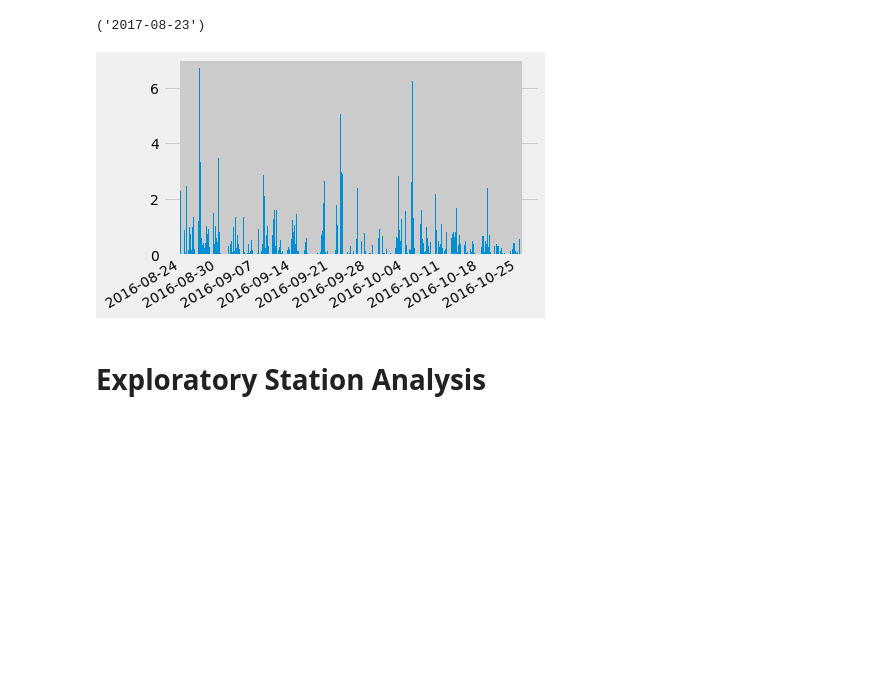
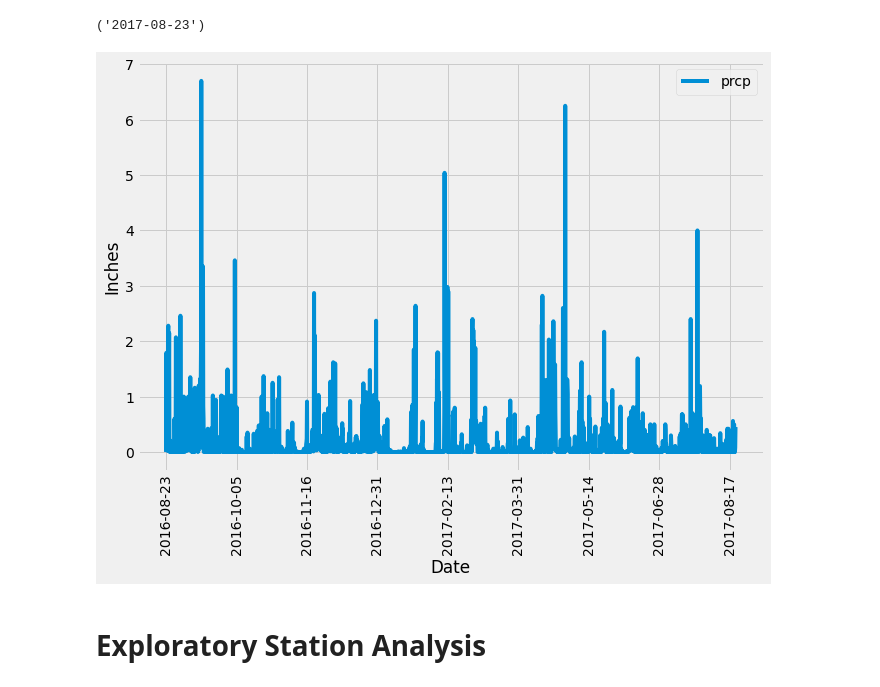
Before and after one commit to mpetersen49/sqlalchemy-challenge, a Jupyter notebook: climate_starter.ipynb, the cells around one changed output. Saved outputs shown, nothing was run; the diff lists cells and outputs as text; code cells hidden in the pictures; blank space fills up the shorter version.

Commit message:
Fixed precip graph

```diff
--- a/climate_starter.ipynb
+++ b/climate_starter.ipynb
@@ -48,38 +48,35 @@ most_recent_date
 # %%
 # Design a query to retrieve the last 12 months of precipitation data and plot the results.
 # Starting from the most recent data point in the database.
 
 # Calculate the date one year from the last date in data set.
 query_date = dt.date(2017,8,23) - dt.timedelta(days=365)
 
 # Perform a query to retrieve the data and precipitation scores
-precip = session.query(Measurement.date, Measurement.prcp).filter(Measurement.date > query_date).all()
+precip = session.query(Measurement.date, Measurement.prcp).filter(Measurement.date >= query_date).all()
 
 # Save the query results as a Pandas DataFrame and set the index to the date column
 precip_df = pd.DataFrame(precip).set_index("date")
 # precip_df["date"] = pd.to_datetime(precip_df["date"])
 # precip_df.set_index("date", inplace=True)
 
 # Sort the dataframe by date
 precip_sorted = precip_df.sort_values("date").dropna()
-#precip_sorted
 
-# Use Pandas Plotting with Matplotlib to plot the data
-# precip_sorted.plot("prcp", kind="bar")
-# plt.xlabel("Date")
-# plt.ylabel("Inches")
-# plt.show()
+# fig, ax = plt.subplots()
 
-fig, ax = plt.subplots()
+# plt.bar(precip_sorted.index, precip_sorted["prcp"])
+# ticklabels = ['']*len(precip_sorted.index)
+# ticklabels[::40] = [item for item in precip_sorted.index[::40]]
+# ax.xaxis.set_major_formatter(ticker.FixedFormatter(ticklabels))
+# fig.autofmt_xdate()
 
-plt.bar(precip_sorted.index, precip_sorted["prcp"])
-ticklabels = ['']*len(precip_sorted.index)
-ticklabels[::40] = [item for item in precip_sorted.index[::40]]
-ax.xaxis.set_major_formatter(ticker.FixedFormatter(ticklabels))
-fig.autofmt_xdate()
+precip_sorted.plot(figsize=(10,7), x_compat=True, rot=90, legend=True)
+plt.xlabel("Date")
+plt.ylabel("Inches")
 plt.show()
 # %% [output]
-[figure, old version]
+[figure, new version]
 # %%
 # Use Pandas to calcualte the summary statistics for the precipitation data
 # %% [markdown]
```
